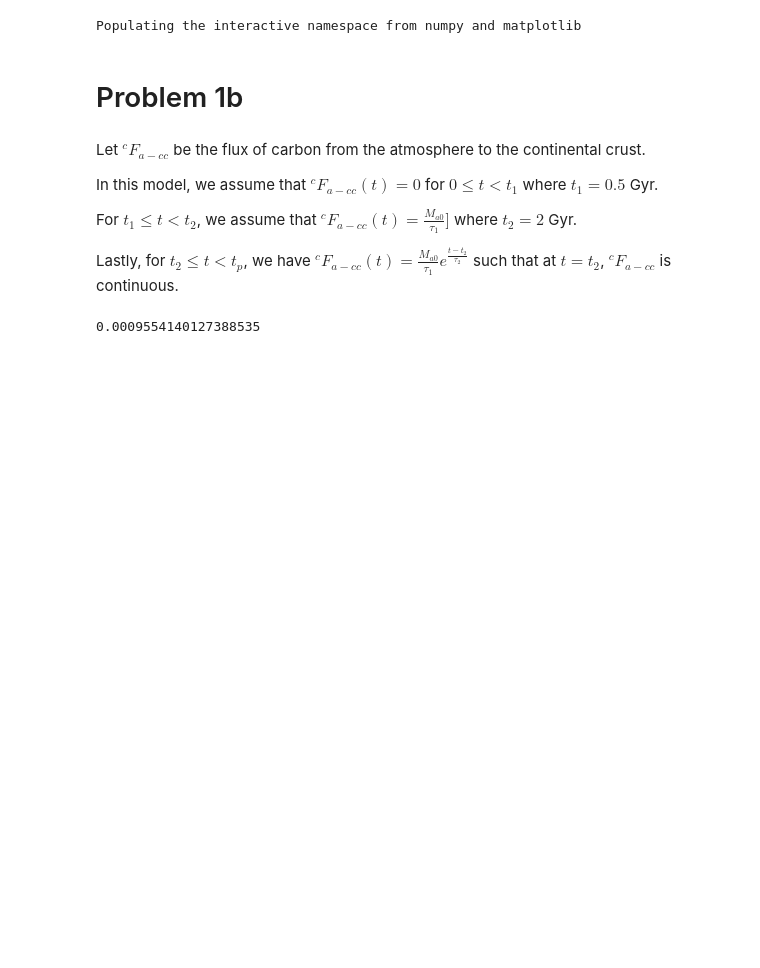
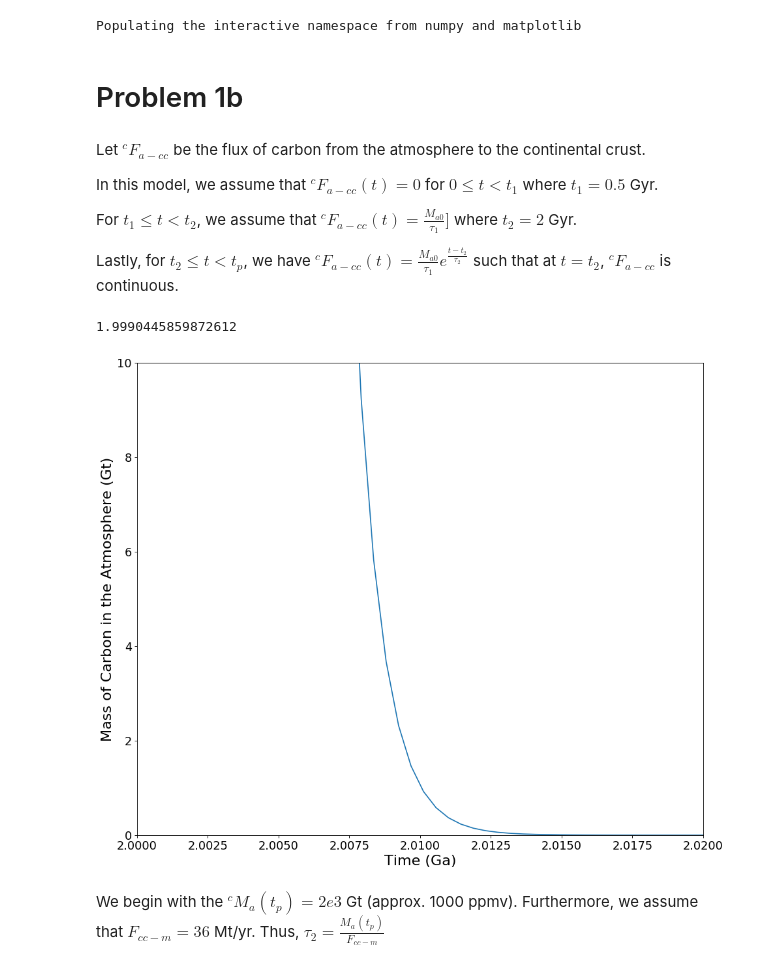
Before and after one commit to hlokavarapu/Geology_Journal, a Jupyter notebook: 00JUPYTER/Problem #1b.ipynb, the cells around one changed output. Saved outputs shown, nothing was run; the diff lists cells and outputs as text; code cells hidden in the pictures; blank space fills up the shorter version.

Commit message:
Add piecewise flux of carbon into crust in notebook

```diff
--- a/00JUPYTER/Problem #1b.ipynb
+++ b/00JUPYTER/Problem #1b.ipynb
@@ -52,6 +52,22 @@ y0 = [cMa0]
 
 t = np.linspace(0,t_p,ts)
 solution = odeint(f, y0, t, args=(params,))
-print(tau_2)
+print(t_2)
 # %% [output]
-0.0009554140127388535
+1.9990445859872612
+# %%
+fig=plt.figure(figsize=(14, 12), dpi= 80, facecolor='w', edgecolor='k')
+plt.plot(t, solution)
+plt.xlim([2,2.02])
+plt.ylim([0,1e1])
+axes = plt.gca()
+#axes.set_yscale('log')
+plt.tick_params(axis='both', which='major', labelsize=16)
+plt.tick_params(axis='both', which='minor', labelsize=16)
+
+plt.xlabel("Time (Ga)", fontsize=20)
+plt.ylabel("Mass of Carbon in the Atmosphere (Gt)", fontsize=20);
+# %% [output]
+[figure, added]
+# %% [markdown]
+We begin with the $^cM_{a}(t_p) = 2e3$ Gt (approx. 1000 ppmv). Furthermore, we assume that $F_{cc-m} = 36$ Mt/yr. Thus, $\tau_2 = \frac{M_{a}(t_p)}{F_{cc-m}}$
```
Also changed, not shown: parts of 2 cells of this notebook, 2 other files.
